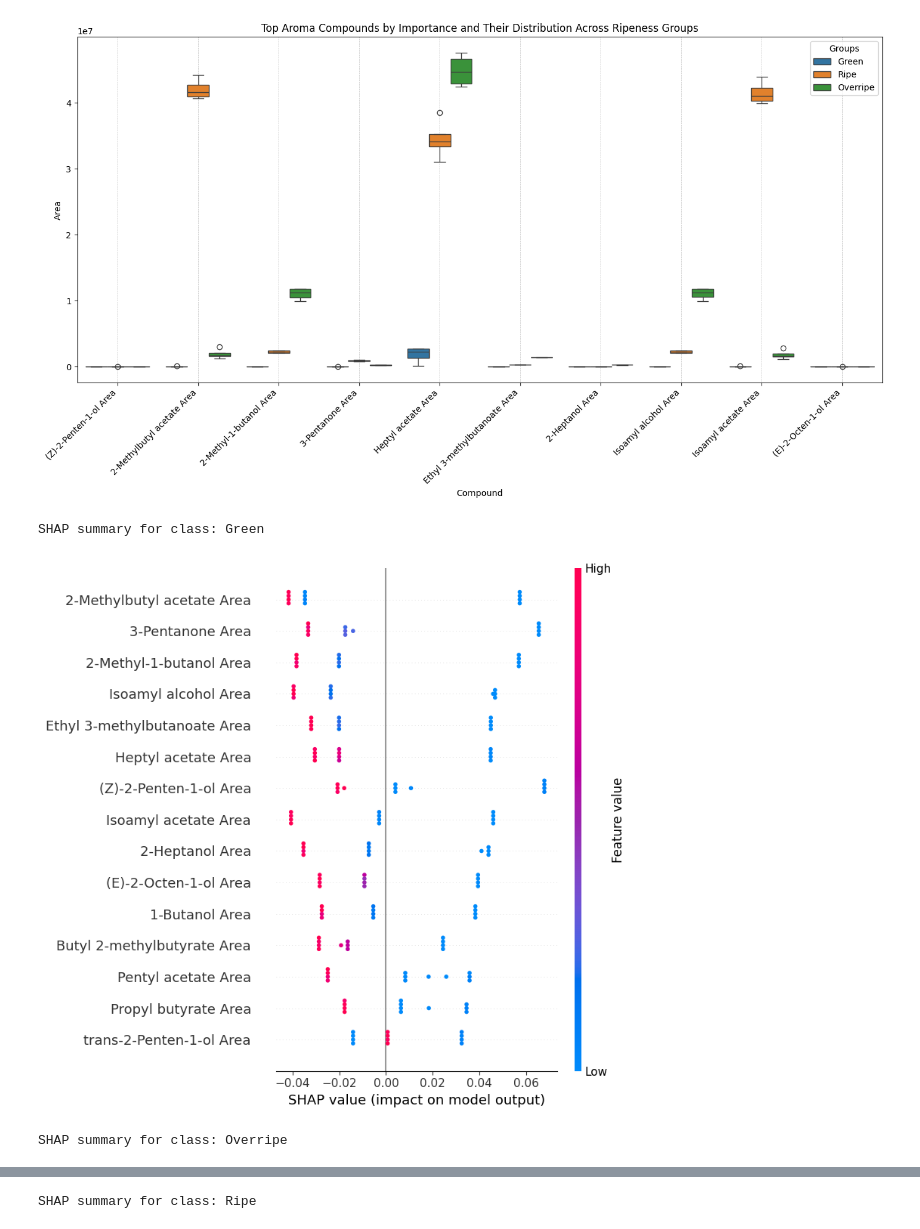
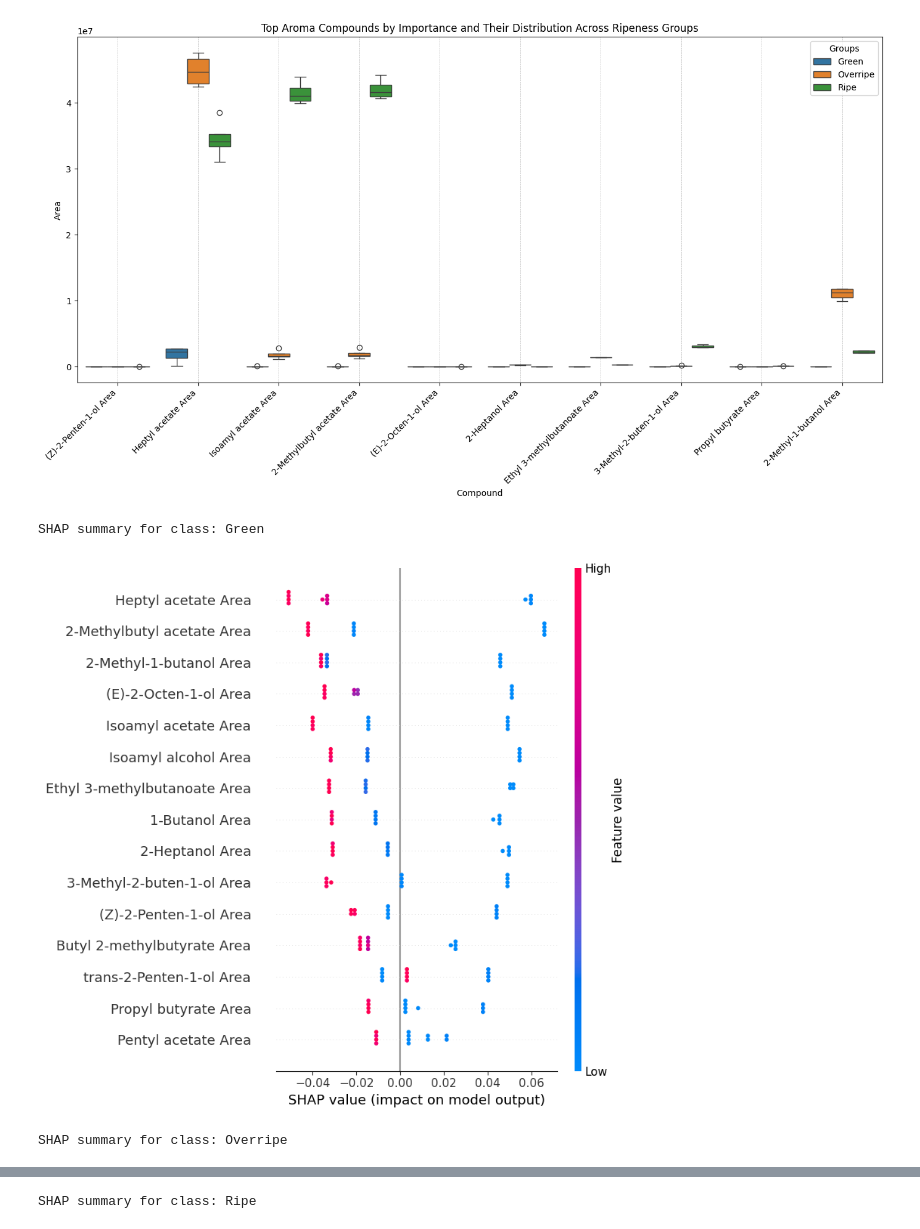
Before and after one commit to subarumuroi/downstream_analysis, a Jupyter notebook: banana random forest tsne umap.ipynb, the cells around one changed output, grey strips where cells are left out. Cells and saved outputs as stored; diff of their text form; code cells hidden in the pictures.

```diff
--- a/banana random forest tsne umap.ipynb
+++ b/banana random forest tsne umap.ipynb
@@ -6,8 +6,7 @@ import seaborn as sns
 import shap
 
 from sklearn.ensemble import RandomForestClassifier
-from sklearn.impute import SimpleImputer
-from sklearn.model_selection import StratifiedKFold, cross_val_score
+from sklearn.model_selection import StratifiedKFold, cross_val_score, RepeatedStratifiedKFold
 from sklearn.feature_selection import SelectKBest, f_classif
 from sklearn.preprocessing import LabelEncoder
 from sklearn.inspection import permutation_importance
@@ -16,14 +15,23 @@ from sklearn.metrics import classification_report, confusion_matrix
 # ----------------------
 # Step 1: Load and clean
 # ----------------------
-df = pd.read_csv("badata.csv")
-df = df.drop(columns=[df.columns[0]])  # Drop unnamed index col if present
 
-# Separate labels and features
+'''
+Choice here between filled data or non-filled
+'''
+# Load the dataset (group impute, nans filled with pseudocount)
+#df = pd.read_csv("badata_imputed_filled.csv")
+
+df = pd.read_csv('badata_imputed.csv') #this one imputes median of category per column if available but has many NaNs
+'''
+pick the preproces file carefully
+'''
+
+df = df.drop(columns=[df.columns[0]])  # Drop index
+
+# Separate labels(y) and features(X)
 y_raw = df['Groups']
 X_raw = df.drop(columns=['Groups'])
-
-
 
 # Identify and drop columns with any missing values
 missing_cols = X_raw.columns[X_raw.isna().any()].tolist()
@@ -40,6 +48,11 @@ y = le.fit_transform(y_raw)
 # -----------------------------
 # Step 2: Feature selection
 # -----------------------------
+# this function uses anova f-test (f_classif) to determine top 15 features that separate classes for decision tree
+
+# this shouldn't be eone before cross val if trying to deploy this model for predictive tasks.
+# it's okay in this case as we're using the rf for interpreting data
+
 k = min(15, X.shape[1])  # keep top 15 or fewer
 selector = SelectKBest(score_func=f_classif, k=k)
 X_selected = selector.fit_transform(X, y)
@@ -49,8 +62,12 @@ X_df = pd.DataFrame(X_selected, columns=selected_features)
 # -----------------------------
 # Step 3: Train Random Forest
 # -----------------------------
+# this specifies the random forest model.
 rf = RandomForestClassifier(n_estimators=100, max_depth=3, random_state=42)
-cv = StratifiedKFold(n_splits=3, shuffle=True, random_state=42)
+# stratified k-fold is used so each fold has similar distribution of ripeness.
+# uses the repeated version for more valid feature importance
+# (found to not have an effect for this dataset probably as it clusters nicely by categories)
+cv = RepeatedStratifiedKFold(n_splits=3, n_repeats=10, random_state=42)
 scores = cross_val_score(rf, X_df, y, cv=cv)
 print(f"Cross-validated accuracy: {scores.mean():.3f} ± {scores.std():.3f}")
 rf.fit(X_df, y)
@@ -136,4 +169,4 @@ Passing `palette` without assigning `hue` is deprecated and will be removed in v
-[figure, old version]
+[figure, new version]
 SHAP summary for class: Green
-[figure, old version]
+[figure, new version]
 SHAP summary for class: Overripe
```
Also changed, not shown: parts of 2 cells of this notebook, 2 other files.
